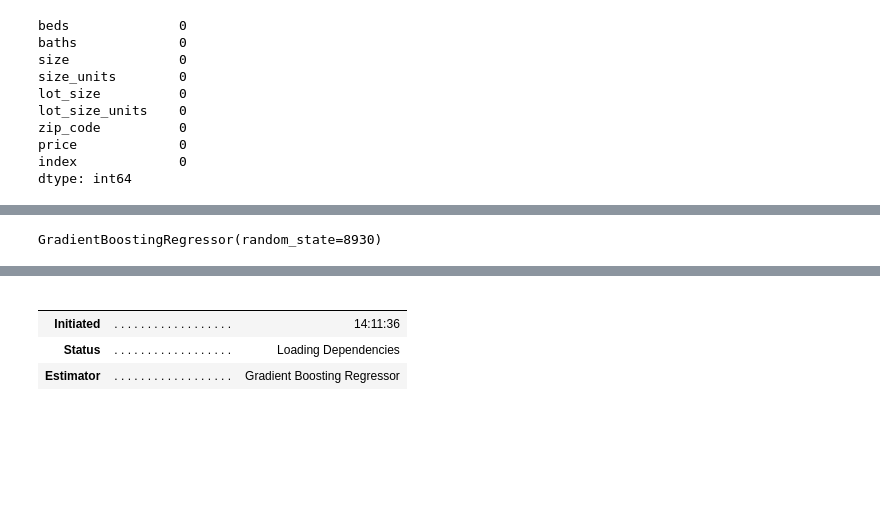
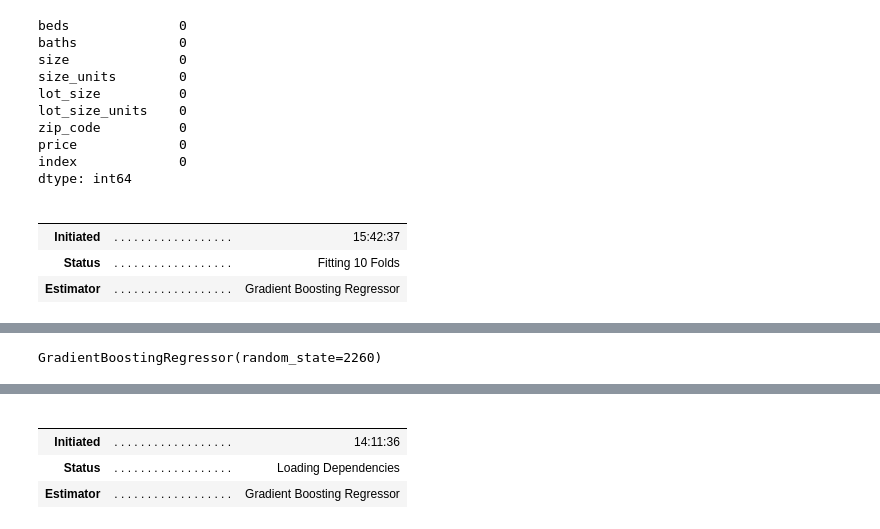
Before and after one commit to jdhova/Seattle_Propety_Model-LinerRegression, a Jupyter notebook: pycaretVersion.ipynb, the cells around one changed output, grey strips where cells are left out. Saved outputs shown, nothing was run; the diff lists cells and outputs as text; code cells hidden in the pictures; blank space fills up the shorter version.

```diff
--- a/pycaretVersion.ipynb
+++ b/pycaretVersion.ipynb
@@ -109,6 +112,11 @@ dtype: int64
 # %%
 ## comparing just the best and most effitient models.
 # %%
-best_model = compare_models(include = ['gbr','rf','huber','ridge'])
+best_model = compare_models(include = ['gbr','ridge'])
 best_model
 # %% [output]
+|  |  |  |
+|  |  |  |
+| Initiated | . . . . . . . . . . . . . . . . . . | 15:42:37 |
+| Status | . . . . . . . . . . . . . . . . . . | Fitting 10 Folds |
+| Estimator | . . . . . . . . . . . . . . . . . . | Gradient Boosting Regressor |
@@ -115,4 +124,4 @@ best_model
-GradientBoostingRegressor(random_state=8930)
+GradientBoostingRegressor(random_state=2260)
 # %%
 res = pull()
 res
```
Also changed, not shown: parts of 7 cells of this notebook, 3 other files.
